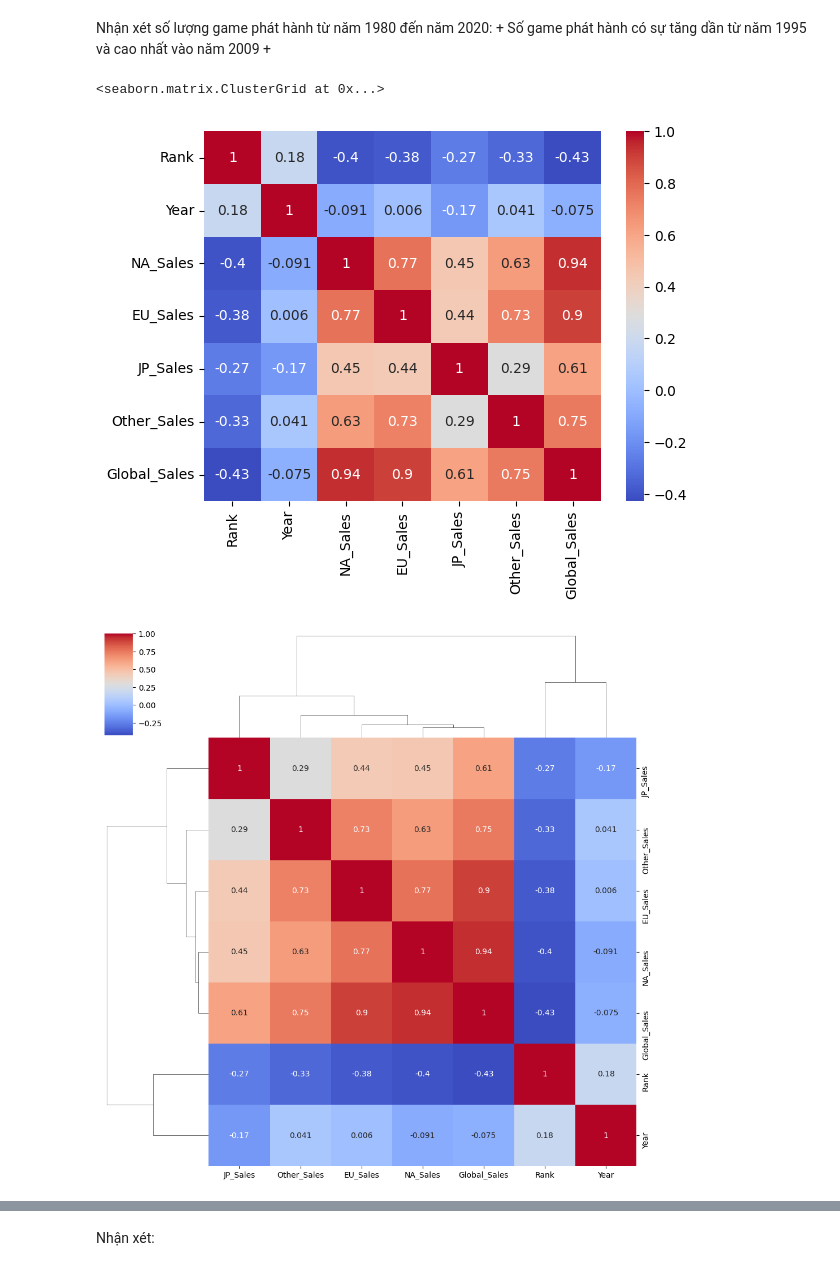
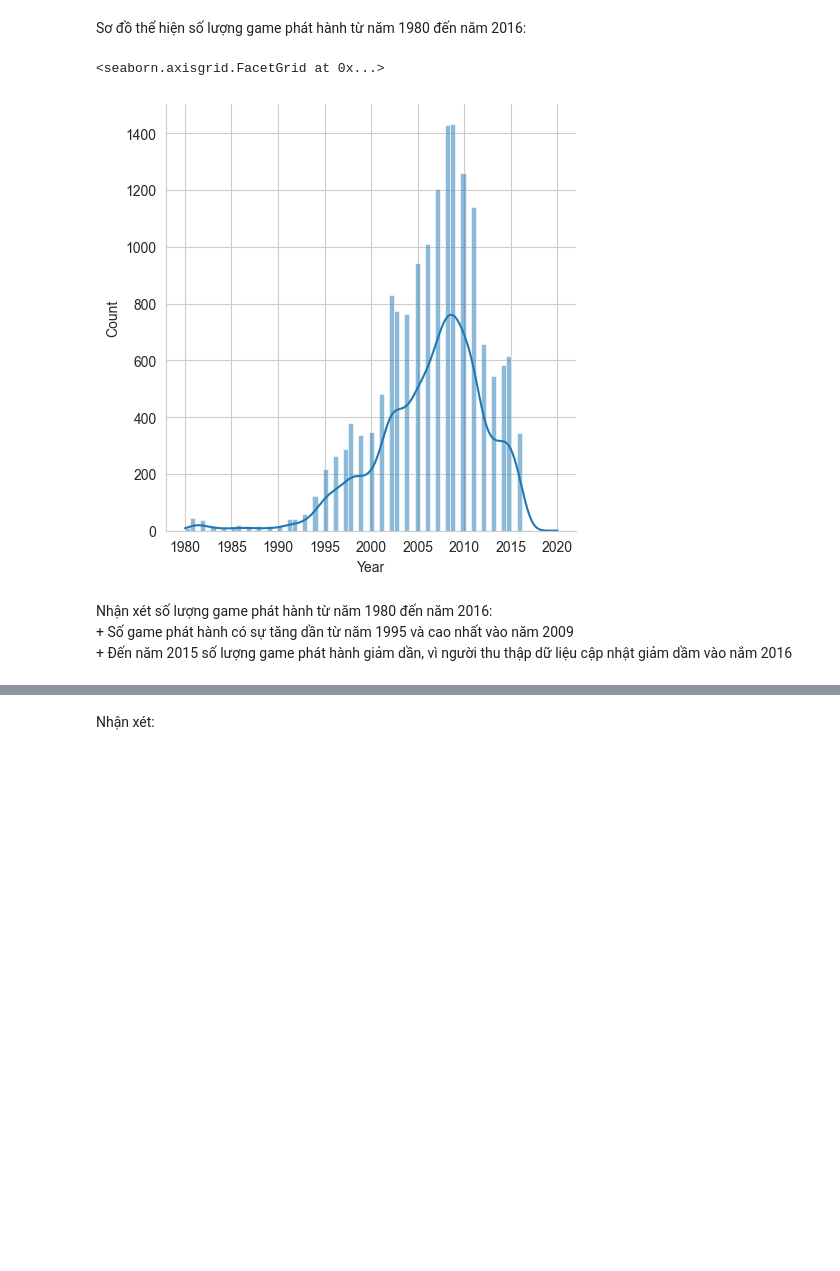
Before and after one commit to Skywoodthefifth/Data_Analysis, a Jupyter notebook: test.ipynb, the cells around one changed output, grey strips where cells are left out. Cells and saved outputs as stored; diff of their text form; code cells hidden in the pictures; blank space fills up the shorter version.

```diff
--- a/test.ipynb
+++ b/test.ipynb
@@ -14,28 +137,12 @@ sns.displot(data['Year'], kde=True)
+# %% [markdown]
+Sơ đồ thể hiện số lượng game phát hành từ năm 1980 đến năm 2016:
+# %%
+# Create a distribution plot
+sns.displot(df['Year'], kde=True)
+# %% [output]
+<seaborn.axisgrid.FacetGrid at 0x...>
+[figure, added]
 # %% [markdown]
-Nhận xét số lượng game phát hành từ năm 1980 đến năm 2020:
-    + Số game phát hành có sự tăng dần từ năm 1995 và cao nhất vào năm 2009
-    +
+Nhận xét số lượng game phát hành từ năm 1980 đến năm 2016: <br>
+    + Số game phát hành có sự tăng dần từ năm 1995 và cao nhất vào năm 2009 <br>
+    + Đến năm 2015 số lượng game phát hành giảm dần, vì người thu thập dữ liệu cập nhật giảm dầm vào nắm 2016
-# %%
-import seaborn as sns
-import pandas as pd
-import matplotlib.pyplot as plt
-
-# Load data from CSV file
-data = pd.read_csv('vgsales.csv')
-
-# # Select the columns of interest
-# subset = data[['Year', 'Global_Sales']]
-
-# # Create a correlation matrix of the columns
-# corr_matrix = subset.corr()
-corr_matrix = data.corr()
-
-# Create a heatmap of the correlation matrix
-sns.heatmap(corr_matrix, cmap='coolwarm', annot=True)
-
-# Create a cluster map of the correlation matrix
-sns.clustermap(corr_matrix, cmap='coolwarm', annot=True)
-# %% [output]
-<seaborn.matrix.ClusterGrid at 0x...>
-[figure, removed]
-[figure, removed]
```
Also changed, not shown: parts of 26 cells of this notebook.
